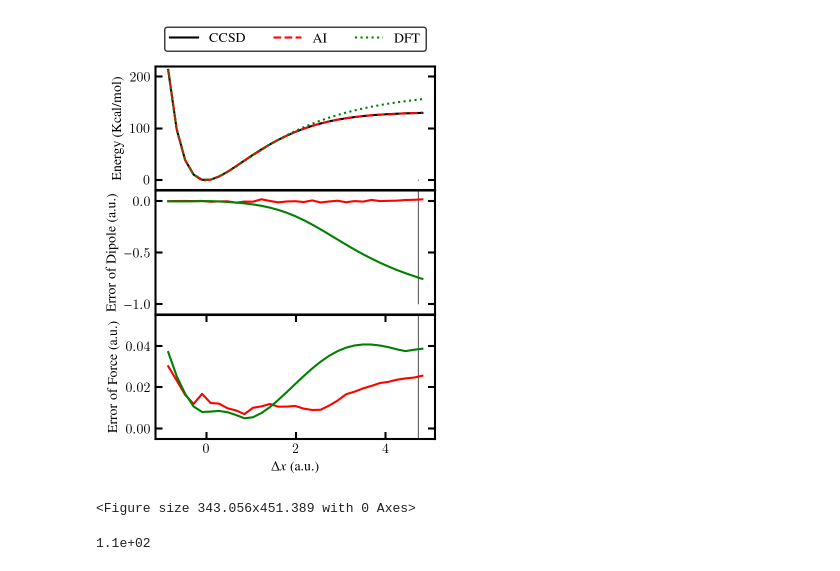
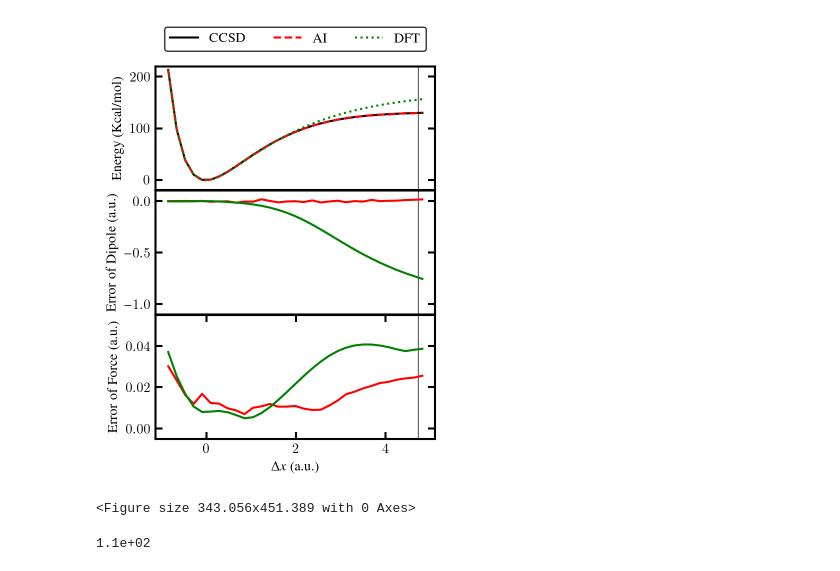
Before and after one commit to chem12346789/ai-dft, a Jupyter notebook: jupyter-notebook/veiw_data_surface.ipynb, the cells around one changed output. Cells and saved outputs as stored; diff of their text form; code cells hidden in the pictures.

```diff
--- a/jupyter-notebook/veiw_data_surface.ipynb
+++ b/jupyter-notebook/veiw_data_surface.ipynb
@@ -99,8 +99,8 @@ for dict_ in [TRAIN_STR_DICT, EVAL_STR_DICT]:
             for j in range(shapexy[1]):
                 axes[i][j].vlines(
                     2.5 / angtoau,
-                    -1,
-                    1,
+                    -1000,
+                    1000,
                     color="k",
                     linewidth=0.5,
                 )
@@ -211,34 +211,34 @@ for dict_ in [TRAIN_STR_DICT, EVAL_STR_DICT]:
             name_list[cut_off],
             error_force_dft[cut_off],
             label=("Error" + i_name + " DFT"),
             color="g",
         )
 
         axes[0, 0].set_xticks([])
         axes[1, 0].set_xticks([])
         axes[0, 0].set_ylim(-20, 220)
         axes[1, 0].set_ylim(-1.1, 0.1)
         axes[2, 0].set_ylim(-0.005,0.055)
         axes[0, 0].set_ylabel("Energy (Kcal/mol)")
         axes[1, 0].set_ylabel("Error of Dipole (a.u.)")
         axes[2, 0].set_ylabel("Error of Force (a.u.)")
         axes[2, 0].set_xlabel(r"$\Delta x$ (a.u.)")
         axes[0, 0].legend(
             loc="upper center",
             bbox_to_anchor=(0.5, 1.375),
             ncol=3,
             fancybox=True,
             edgecolor="k",
         )
         # for i_col in range(1):
         #     axes[0, i_col].set_ylim(-8, 88)
 
         plt.savefig(f"../manu/figures/{model_number}.pdf")
         plt.savefig(f"../manu/figures/{model_number}.png")
         plt.show()
         plt.clf()
 # %% [output]
-[figure, old version]
+[figure, new version]
 <Figure size 343.056x451.389 with 0 Axes>
 # %%
 # ((data_loss_scf_ene - data_loss_cc_ene)[name_list == 0]).values[0]
```
Also changed, not shown: 2 other files.
